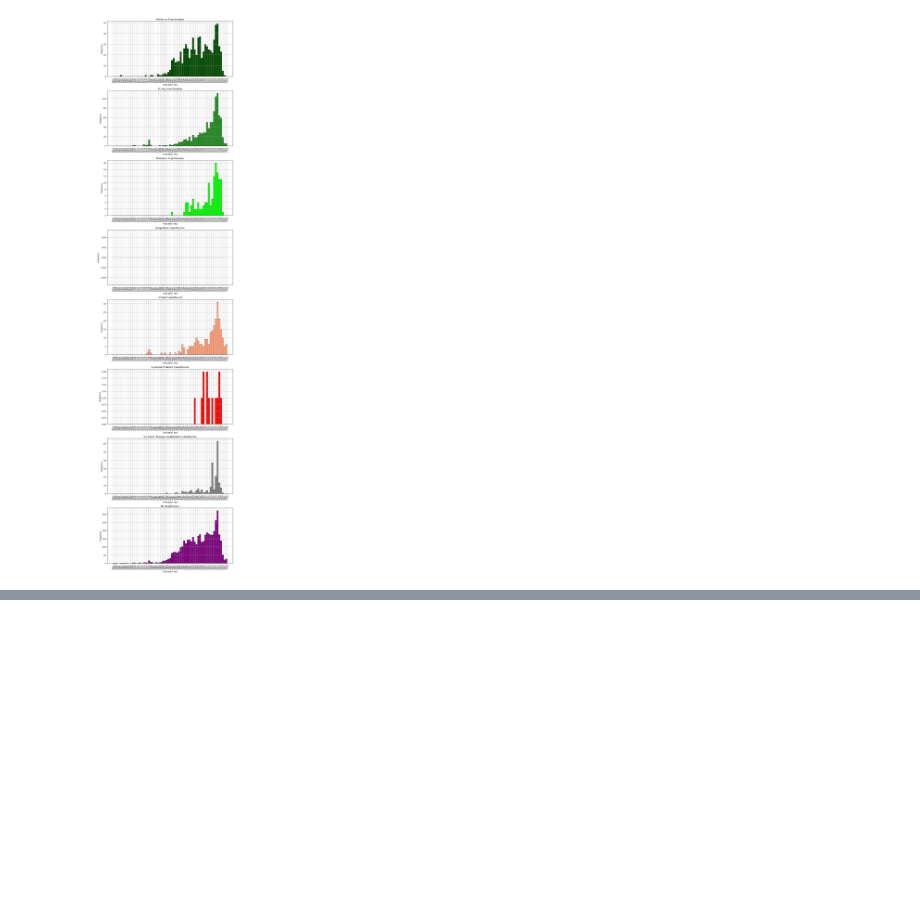
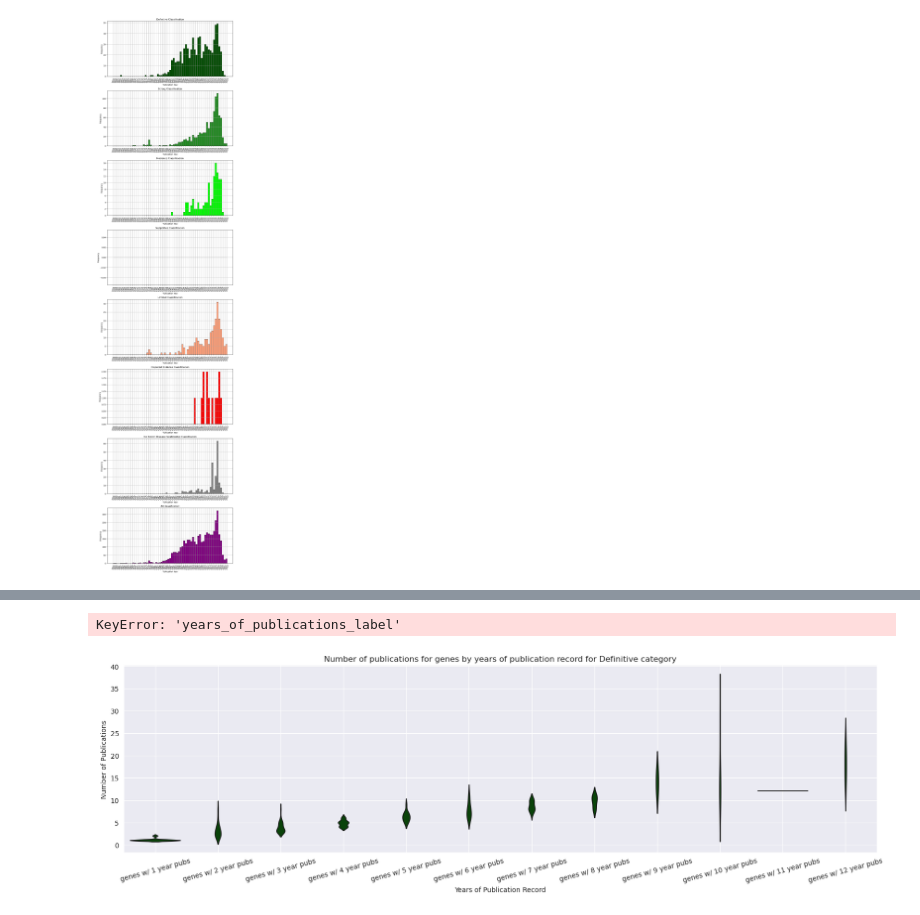
Before and after one commit to microsoft/healthfutures-evagg, a Jupyter notebook: sandbox/ash/gencc_truth_set.ipynb, the cells around one changed output, grey strips where cells are left out. Drawn from its saved outputs; the diff is of its cells as text; code cells hidden in the pictures; blank space fills up the shorter version.

```diff
--- a/sandbox/ash/gencc_truth_set.ipynb
+++ b/sandbox/ash/gencc_truth_set.ipynb
@@ -432,0 +598,14 @@ plt.show()
+# %%
+
+grouped_df[grouped_df['years_of_publications'] == 'BRAF']
+
+grouped_years = df.groupby('gene_symbol')['pub_year'].nunique()
+
+# Calculate the total number of publications for each gene
+grouped_publications = df.groupby('gene_symbol').size()
+
+# Combine the two dataframes into one
+grouped_df = pd.DataFrame({'years_of_publications': grouped_years, 'number_of_publications': grouped_publications})
+
+# Create a new column 'years_of_publications_label' to use as the x-axis in the plot
+grouped_df['years_of_publications_label'] = 'genes w/ ' + grouped_df['years_of_publications'].astype(str) + ' year pubs'
@@ -432,0 +627,53 @@ plt.show()
+# %%
+classifications = {
+    'Definitive': (0, 0.3, 0),
+    'Strong': 'forestgreen',
+    'Moderate': (0, 1, 0),
+    'Supportive': 'lightblue',
+    'Limited': 'lightsalmon',
+    'Disputed Evidence': 'red',
+    'No Known Disease Relationship': 'grey',
+    'All': 'purple'
+}
+
+sns.set_style("darkgrid")
+
+for classification, color in classifications.items():
+    if classification == 'All':
+        df = gencc_s_date
+    else:
+        df = gencc_s_date[gencc_s_date['submitted_as_classification_name'] == classification]
+
+    # Calculate the number of years each gene has had publications
+    grouped_years = df.groupby('gene_symbol')['pub_year'].nunique()
+
+    # Calculate the total number of publications for each gene
+    grouped_publications = df.groupby('gene_symbol').size()
+
+    # Combine the two dataframes into one
+    grouped_df = pd.DataFrame({'years_of_publications': grouped_years, 'number_of_publications': grouped_publications})
+
+    # Create a new column 'years_of_publications_label' to use as the x-axis in the plot
+    grouped_df['years_of_publications_label'] = 'genes w/ ' + grouped_df['years_of_publications'].astype(str) + ' year pubs'
+
+    # Create violin plot
+    plt.figure(figsize=(20, 5))
+    order = sorted(grouped_df['years_of_publications_label'].unique(), key=lambda x: int(x.split(' ')[2]))
+    sns.violinplot(x='years_of_publications_label', y='number_of_publications', data=grouped_df, inner=None, color=color, order=order)
+
+    plt.xticks(rotation=15)
+    plt.xlabel('Years of Publication Record')
+    plt.ylabel('Number of Publications')
+    plt.title(f"Number of publications for genes by years of publication record for {classification} category")
+    plt.grid(axis='x')
+
+    # Add count of data points for each violin
+    gene_counts = df.groupby('years_of_publications_label')['gene_symbol'].nunique()
+    for i, label in enumerate(order):
+        count = gene_counts[label]
+        plt.text(i, grouped_df['number_of_publications'].max(), f'n={count}', ha='center', va='bottom')  # adjust y-coordinate as needed
+
+    plt.show()
+# %% [output]
+KeyError: 'years_of_publications_label'
+[figure, added]
```
Also changed, not shown: parts of 11 cells of this notebook.
